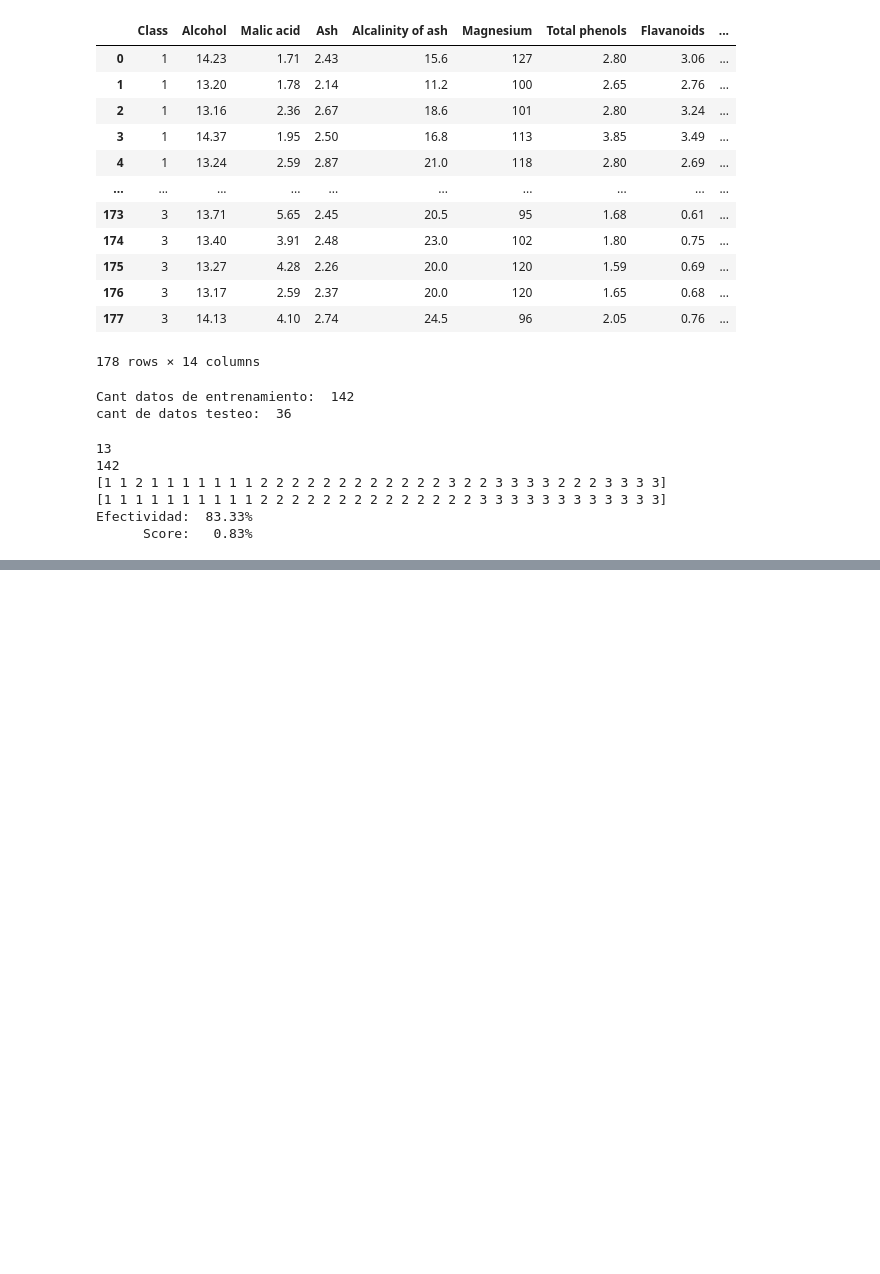
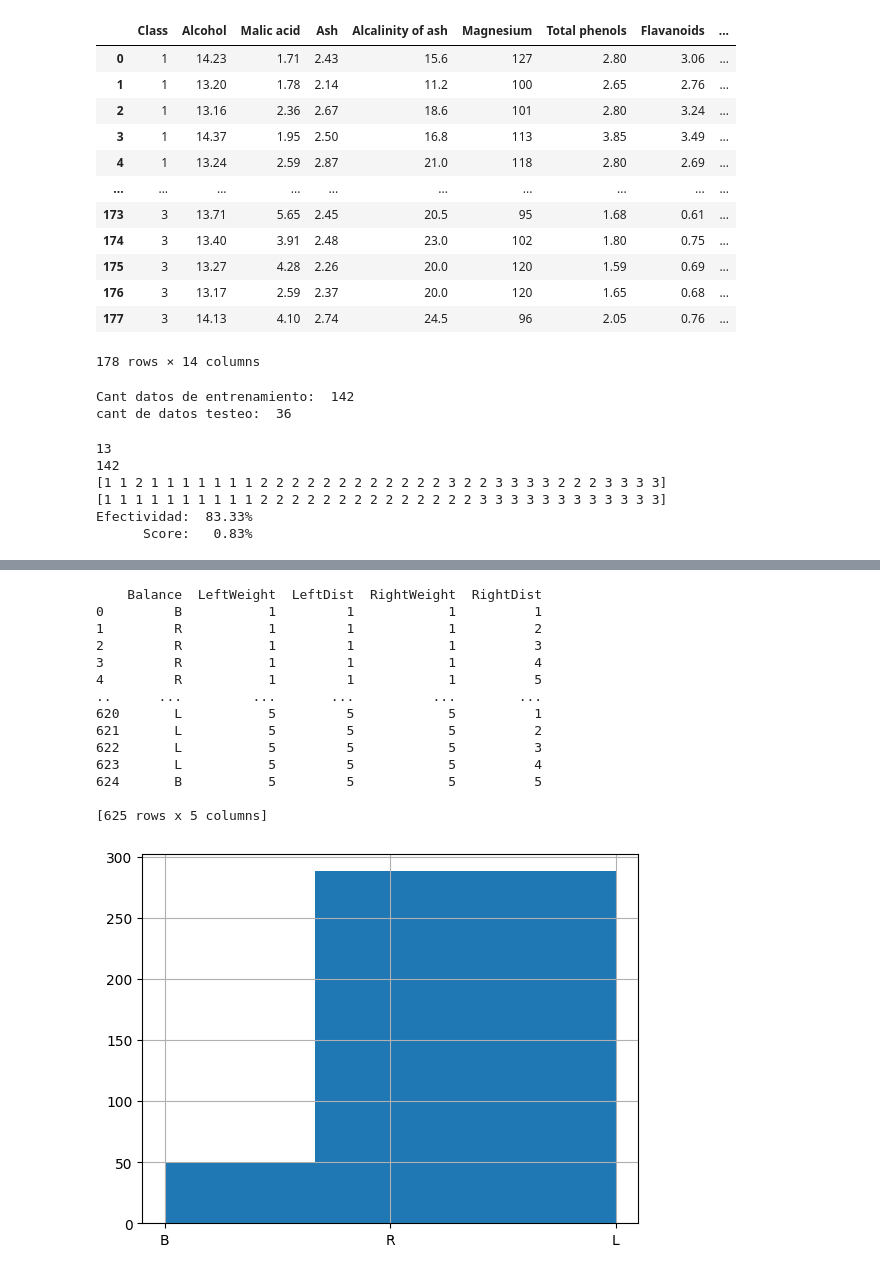
Before and after one commit to doloresgarro/Deep-Learning, a Jupyter notebook: Práctica4.ipynb, the cells around one changed output, grey strips where cells are left out. Drawn from its saved outputs; the diff is of its cells as text; code cells hidden in the pictures; blank space fills up the shorter version.

```diff
--- a/Práctica4.ipynb
+++ b/Práctica4.ipynb
@@ -431,0 +441,48 @@ Efectividad:  83.33%
+# %%
+import math
+import chardet # para detectar la codificacion de caracteres usada
+import numpy as np
+import matplotlib.pyplot as plt
+from mpl_toolkits.mplot3d import Axes3D
+import pandas as pd
+import matplotlib.pyplot as plt
+
+from sklearn import preprocessing, model_selection
+from sklearn.neural_network import MLPClassifier
+from matplotlib import pyplot as plt
+
+#df = pd.read_csv('Balance.csv', sep=';', encoding='utf-8' )
+#df['Balance'].hist(bins=3) # accede a la columna 'Balance'
+# y con hist(bins=3) genera histograma de los valores de la colum 'Balance'
+# bins = 3 --> indica que los valores en la colum se dividirán en tres intervalos
+
+
+#-- detectando la codificación de caracteres usada ----
+with open('Balance.csv', 'rb') as f:
+    result = chardet.detect(f.read())  # or readline if the file is large
+
+# recupera el archivo en un objeto dataframe de pandas utilizando la codificación detectada
+# %% Carga de dataset con formato R, G, B, Color
+df = pd.read_csv('Balance.csv', encoding=result['encoding'])
+
+# Para hacer una inspección rápida de los datos
+#print(df.head())
+#print(df.describe())
+df['Balance'].hist(bins=3)
+print(df)
+# %% [output]
+    Balance  LeftWeight  LeftDist  RightWeight  RightDist
+0         B           1         1            1          1
+1         R           1         1            1          2
+2         R           1         1            1          3
+3         R           1         1            1          4
+4         R           1         1            1          5
+..      ...         ...       ...          ...        ...
+620       L           5         5            5          1
+621       L           5         5            5          2
+622       L           5         5            5          3
+623       L           5         5            5          4
+624       B           5         5            5          5
+
+[625 rows x 5 columns]
+[figure, added]
```
Also changed, not shown: parts of 10 cells of this notebook.
